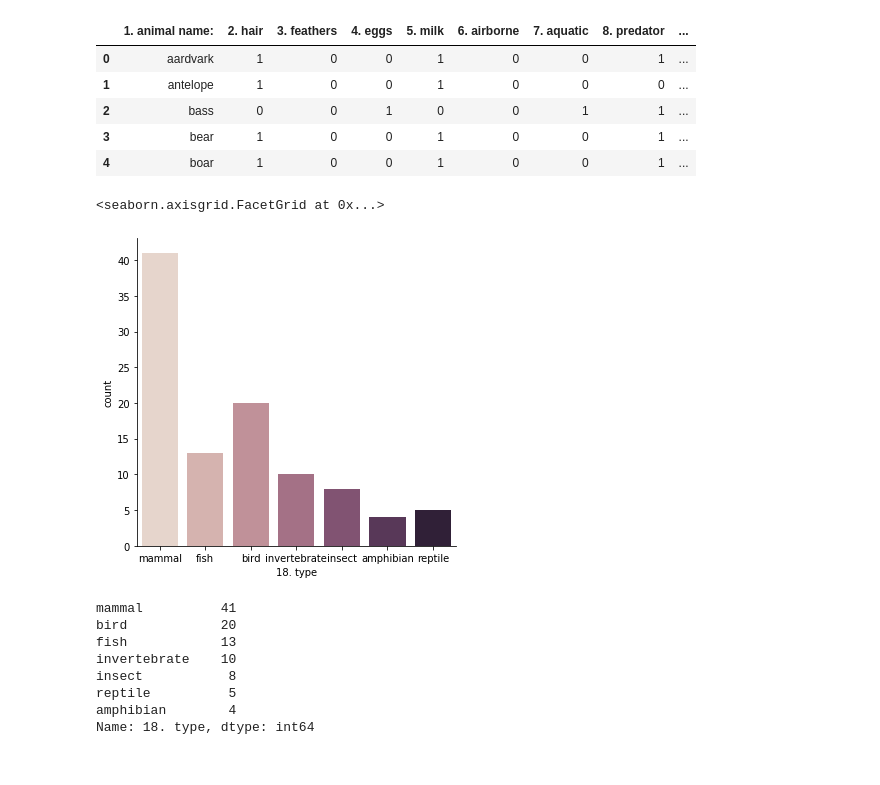
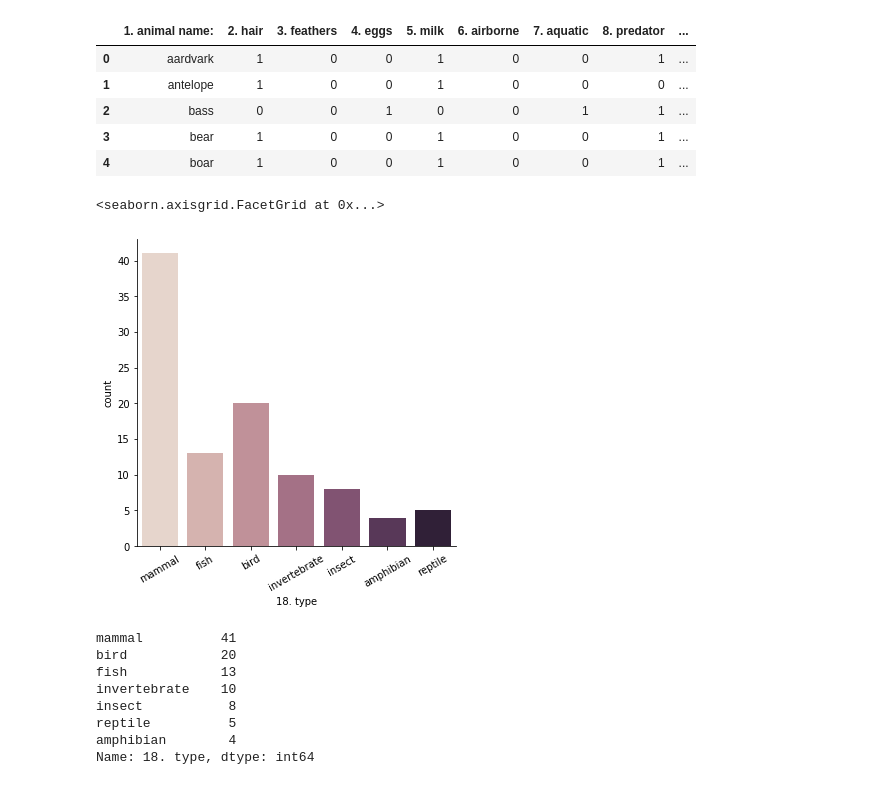
Before and after one commit to rodolfolermacontreras/ML_2_Assignment_2, a Jupyter notebook: quiz_2_excercise.ipynb, the cells around one changed output. Drawn from its saved outputs; the diff is of its cells as text; code cells hidden in the pictures.

```diff
--- a/quiz_2_excercise.ipynb
+++ b/quiz_2_excercise.ipynb
@@ -110,10 +110,11 @@ df.head()
 | 4 | boar | 1 | 0 | 0 | 1 | 0 | 0 | 1 | ... |
 # %%
 import seaborn as sns
-sns.catplot(x='18. type', kind="count", palette="ch:.1", data=df)
+g = sns.catplot(x='18. type', kind="count", palette="ch:.1",data=df)
+g.set_xticklabels(rotation=30)
 # %% [output]
 <seaborn.axisgrid.FacetGrid at 0x...>
-[figure, old version]
+[figure, new version]
 # %%
 df['18. type'].value_counts()
 # %% [output]
```
Also changed, not shown: parts of 22 cells of this notebook, 1 other file.
